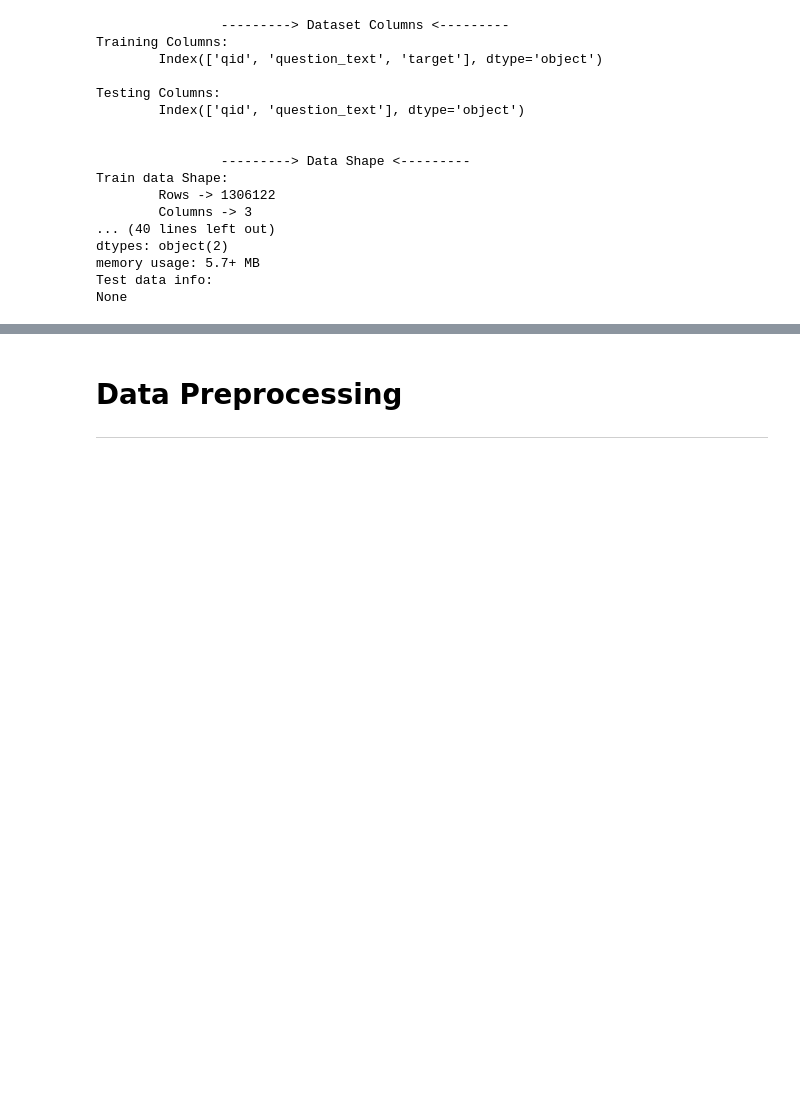
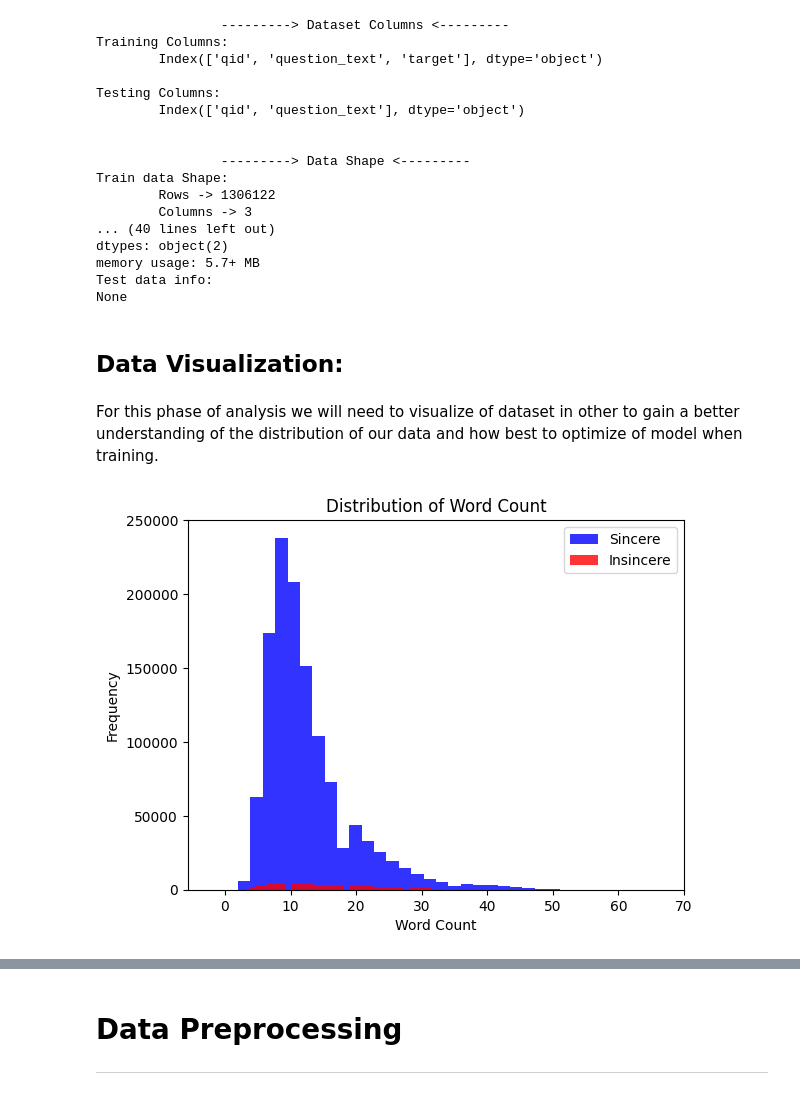
Before and after one commit to Benjamin-Ojo/Quora-Insincere-Question-Classifier, a Jupyter notebook: 2. Notebooks/quora_insincere_question_classifier.ipynb, the cells around one changed output, grey strips where cells are left out. Saved outputs shown, nothing was run; the diff lists cells and outputs as text; code cells hidden in the pictures; blank space fills up the shorter version.

Commit message:
Data Viz

```diff
--- a/2. Notebooks/quora_insincere_question_classifier.ipynb
+++ b/2. Notebooks/quora_insincere_question_classifier.ipynb
@@ -345,3 +336,30 @@ dtypes: object(2)
 memory usage: 5.7+ MB
 Test data info:
 None
+# %% [markdown]
+## Data Visualization:
+# %% [markdown]
+For this phase of analysis we will need to visualize of dataset in other to gain a better understanding of the distribution of our data and how best to optimize of model when training.
+# %%
+# Plotting Word count distribution.
+
+## Creating word count column.
+train_df['word_count'] = train_df['question_text'].apply(lambda x: len(str(x).split()))
+
+## Plotting word count distribution.
+plt.hist(train_df['word_count'][train_df.target == 0], bins=70,
+         color='blue', alpha=0.8)
+plt.hist(train_df['word_count'][train_df.target == 1], bins=70,
+         color='red', alpha=0.8)
+plt.xlim(right=70)
+
+## Plot labels
+plt.xlabel('Word Count')
+plt.ylabel('Frequency')
+plt.title('Distribution of Word Count')
+plt.legend(['Sincere', 'Insincere'])
+
+## Display plot
+plt.show();
+# %% [output]
+[figure, added]
```
Also changed, not shown: parts of 12 cells of this notebook.
